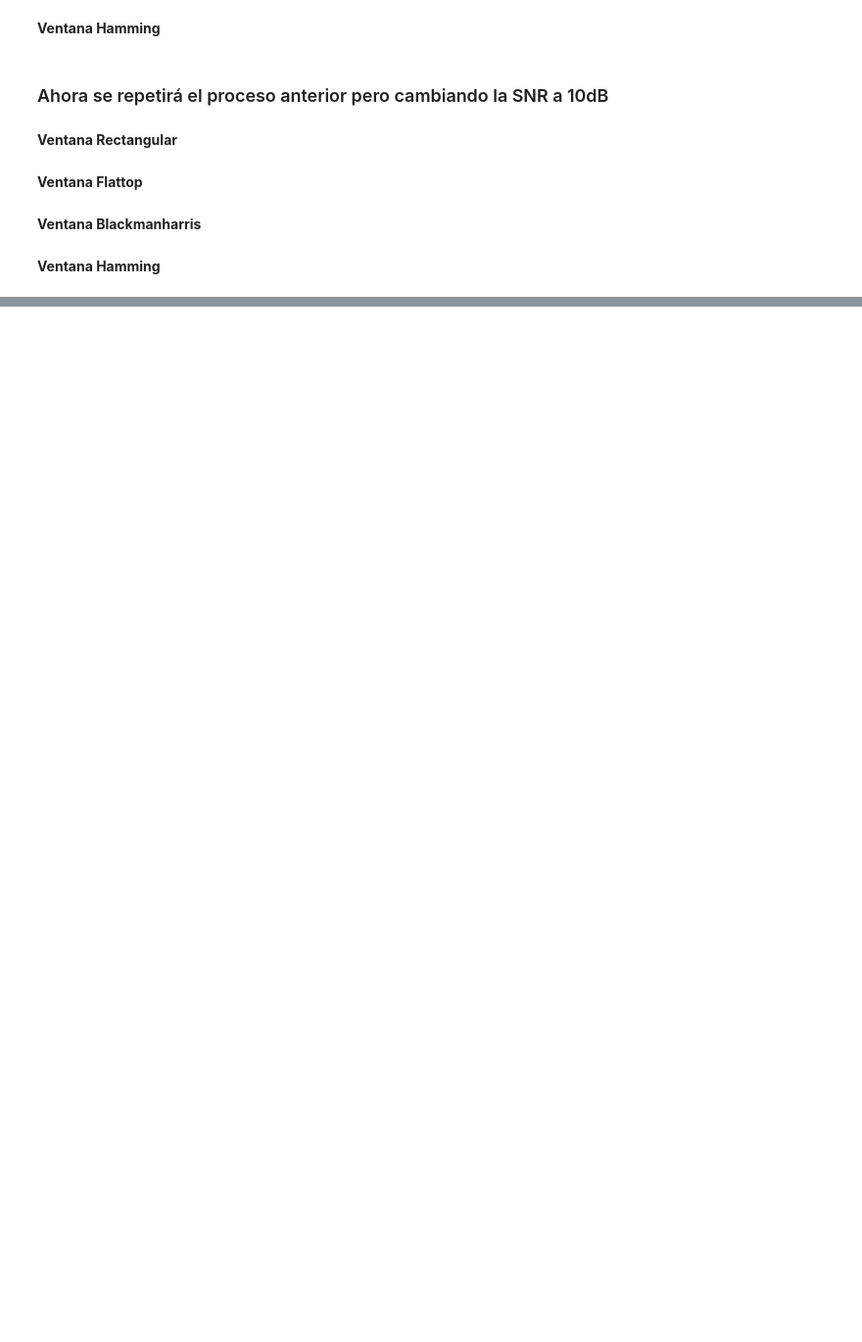
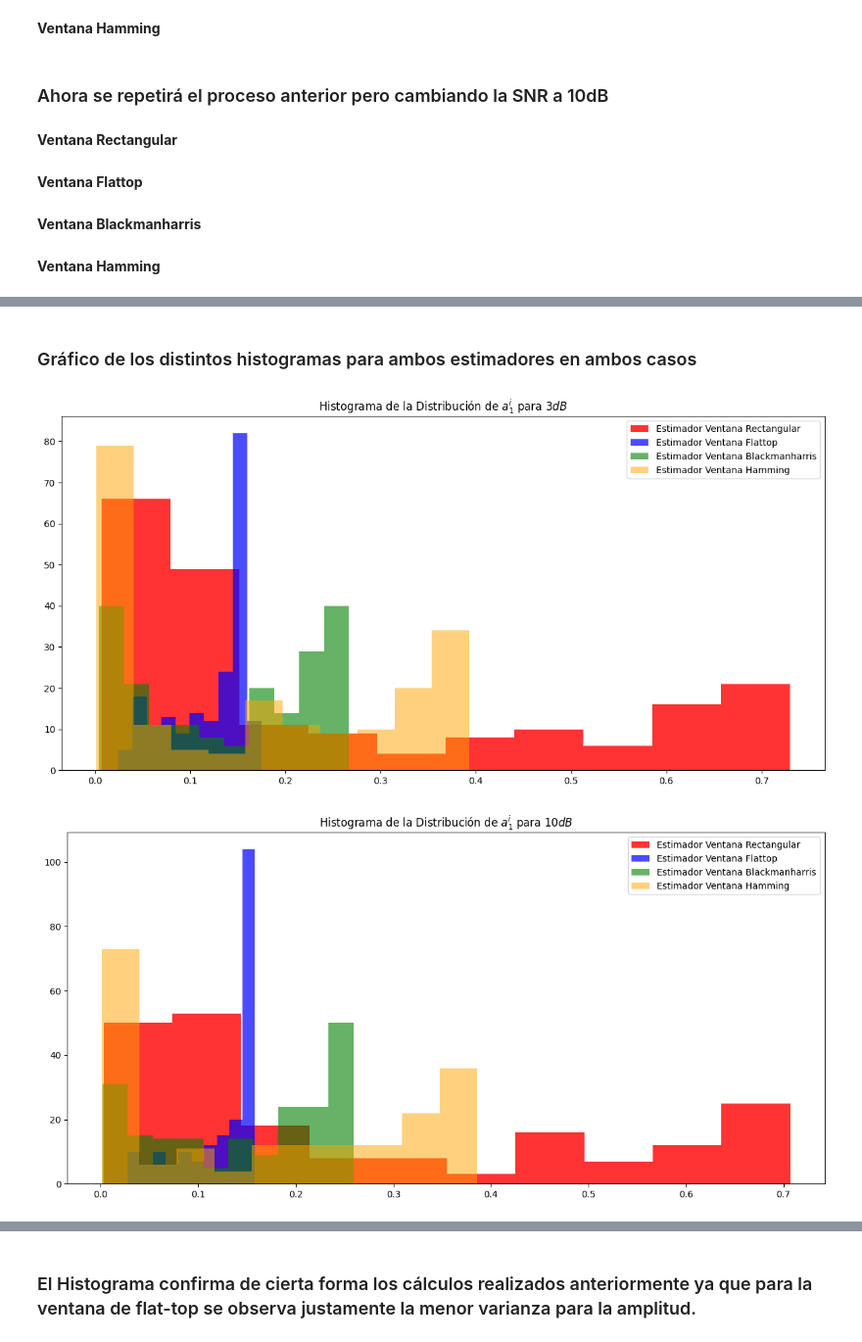
Before and after one commit to IgnacioZic/PDS, a Jupyter notebook: Entrega_6/Entrega_6.ipynb, the cells around one changed output, grey strips where cells are left out. Shown: that part at 98% size. Cells and saved outputs as stored; diff of their text form; code cells hidden in the pictures; blank space fills up the shorter version.

```diff
--- a/Entrega_6/Entrega_6.ipynb
+++ b/Entrega_6/Entrega_6.ipynb
@@ -373,0 +486,42 @@ Hamming $10dB$      -1.24067  0.0199877
+# %% [markdown]
+### Gráfico de los distintos histogramas para ambos estimadores en ambos casos
+# %%
+plt.close('all')
+plt.figure("Histograma Amplitud 3dB",figsize=(15, 7))
+plt.title(f"Histograma de la Distribución de $a_1^i$ para $3dB$")
+plt.hist(a_estimador_1,color = 'red', label="Estimador Ventana Rectangular",alpha=0.8)
+plt.hist(a_estimador_2,color = 'blue', label="Estimador Ventana Flattop",alpha=0.7)
+plt.hist(a_estimador_3,color = 'green', label="Estimador Ventana Blackmanharris",alpha=0.6)
+plt.hist(a_estimador_4,color = 'orange', label="Estimador Ventana Hamming",alpha=0.5)
+plt.legend()
+plt.show()
+
+plt.figure("Histograma Amplitud 10dB",figsize=(15, 7))
+plt.title(f"Histograma de la Distribución de $a_1^i$ para $10dB$")
+plt.hist(a_estimador_5,color = 'red', label="Estimador Ventana Rectangular",alpha=0.8)
+plt.hist(a_estimador_6,color = 'blue', label="Estimador Ventana Flattop",alpha=0.7)
+plt.hist(a_estimador_7,color = 'green', label="Estimador Ventana Blackmanharris",alpha=0.6)
+plt.hist(a_estimador_8,color = 'orange', label="Estimador Ventana Hamming",alpha=0.5)
+plt.legend()
+plt.show()
+
+plt.figure("Histograma Frecuencia 3dB",figsize=(15, 7))
+plt.title(f"Histograma de la Distribución de $Ω^i_1$ para $3dB$")
+plt.hist(Omega_estimador_1,color = 'red', label="Estimador Ventana Rectangular",alpha=0.8)
+plt.hist(Omega_estimador_2,color = 'blue', label="Estimador Ventana Flattop",alpha=0.7)
+plt.hist(Omega_estimador_3,color = 'green', label="Estimador Ventana Blackmanharris",alpha=0.6)
+plt.hist(Omega_estimador_4,color = 'orange', label="Estimador Ventana Hamming",alpha=0.5)
+plt.legend()
+plt.show()
+
+plt.figure("Histograma Frecuencia 10dB",figsize=(15, 7))
+plt.title(f"Histograma de la Distribución de $Ω^i_1$ para $10dB$")
+plt.hist(Omega_estimador_5,color = 'red', label="Estimador Ventana Rectangular",alpha=0.8)
+plt.hist(Omega_estimador_6,color = 'blue', label="Estimador Ventana Flattop",alpha=0.7)
+plt.hist(Omega_estimador_7,color = 'green', label="Estimador Ventana Blackmanharris",alpha=0.6)
+plt.hist(Omega_estimador_8,color = 'orange', label="Estimador Ventana Hamming",alpha=0.5)
+plt.legend()
+plt.show()
+# %% [output]
+[figure, added]
+[figure, added]
@@ -373,0 +530,2 @@ Hamming $10dB$      -1.24067  0.0199877
+# %% [markdown]
+### El Histograma confirma de cierta forma los cálculos realizados anteriormente ya que para la ventana de flat-top se observa justamente la menor varianza para la amplitud.
```
Also changed, not shown: parts of 16 cells of this notebook, 7 other files.
